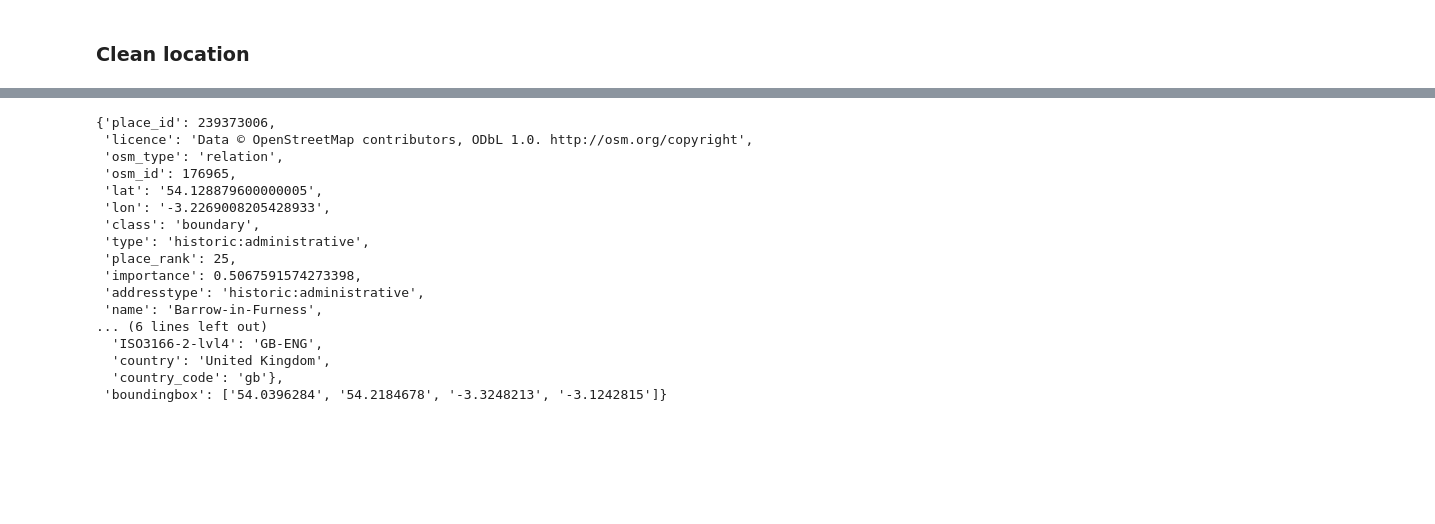
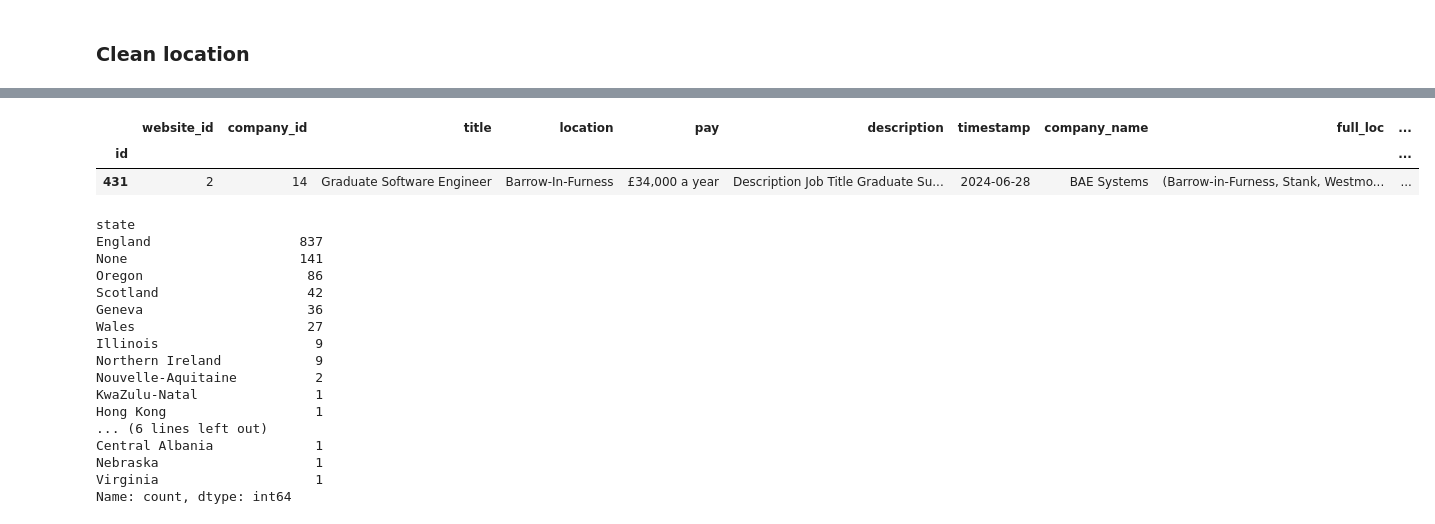
Before and after one commit to J1Walters/msc-project, a Jupyter notebook: notebooks/location_map.ipynb, the cells around one changed output, grey strips where cells are left out. Saved outputs shown, nothing was run; the diff lists cells and outputs as text; code cells hidden in the pictures; blank space fills up the shorter version.

```diff
--- a/notebooks/location_map.ipynb
+++ b/notebooks/location_map.ipynb
@@ -239,24 +269,30 @@ Stoke-on-Trent           5
 Name: count, dtype: int64
 # %%
-test.loc[test['settlement'] == 'Stank', 'raw_loc'].iloc[0]
+test.loc[test['settlement'] == 'Stank']
 # %% [output]
-{'place_id': 239373006,
- 'licence': 'Data © OpenStreetMap contributors, ODbL 1.0. http://osm.org/copyright',
- 'osm_type': 'relation',
- 'osm_id': 176965,
- 'lat': '54.128879600000005',
- 'lon': '-3.2269008205428933',
- 'class': 'boundary',
- 'type': 'historic:administrative',
- 'place_rank': 25,
- 'importance': 0.5067591574273398,
- 'addresstype': 'historic:administrative',
- 'name': 'Barrow-in-Furness',
-... (6 lines left out)
-  'ISO3166-2-lvl4': 'GB-ENG',
-  'country': 'United Kingdom',
-  'country_code': 'gb'},
- 'boundingbox': ['54.0396284', '54.2184678', '-3.3248213', '-3.1242815']}
+|  | website_id | company_id | title | location | pay | description | timestamp | company_name | full_loc | ... |
+| id |  |  |  |  |  |  |  |  |  | ... |
+| 431 | 2 | 14 | Graduate Software Engineer | Barrow-In-Furness | £34,000 a year | Description Job Title Graduate Su... | 2024-06-28 | BAE Systems | (Barrow-in-Furness, Stank, Westmo... | ... |
+# %%
+test['state'].value_counts(dropna=False)
+# %% [output]
+state
+England                   837
+None                      141
+Oregon                     86
+Scotland                   42
+Geneva                     36
+Wales                      27
+Illinois                    9
+Northern Ireland            9
+Nouvelle-Aquitaine          2
+KwaZulu-Natal               1
+Hong Kong                   1
+... (6 lines left out)
+Central Albania             1
+Nebraska                    1
+Virginia                    1
+Name: count, dtype: int64
 # %%
 test['state'].unique()
 # %% [output]
```
Also changed, not shown: parts of 25 cells of this notebook.
